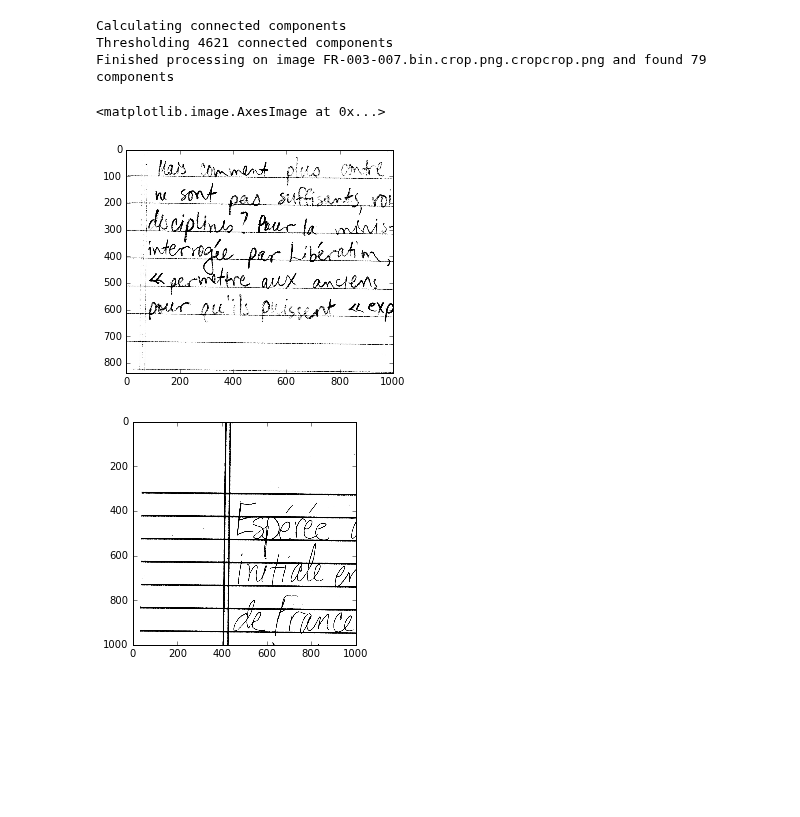
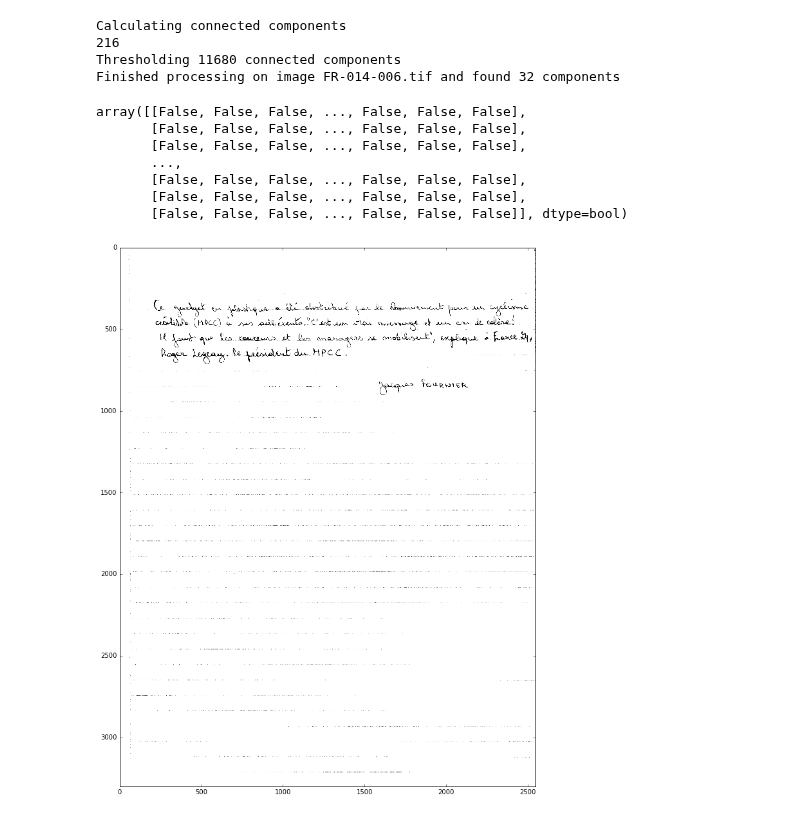
Before and after one commit to Lab41/d-script, a Jupyter notebook: preprocessing/segmentation/original_connected.ipynb, the cells around one changed output. Saved outputs shown, nothing was run; the diff lists cells and outputs as text; code cells hidden in the pictures; blank space fills up the shorter version.

```diff
--- a/preprocessing/segmentation/original_connected.ipynb
+++ b/preprocessing/segmentation/original_connected.ipynb
@@ -8,11 +8,13 @@ import sys
 
 # Calculate the connected components
 def connectedcomponents( im ):
-    im = im.value < 128
+    th = int( 0.75*(im.value.max() - im.value.min())+im.value.min() )
+    print th
+    im = im.value < th
     return ndimage.label(im > 0.5)
 
 # Threshold connected components based on number of pixels
-def thresholdcc( ccis, minthresh=500 ):
+def thresholdcc( ccis, minthresh=250 ):
     ccs = []
     for i in xrange(1,ccis[1]):
         if np.array(ccis[0]==i).sum() > minthresh:
@@ -20,7 +22,8 @@ def thresholdcc( ccis, minthresh=500 ):
     return ccs
 
 # Run through an example
-hdf5file='/fileserver/nmec-handwriting/flat_nmec_cropped_bin_uint8.hdf5'
+# hdf5file='/fileserver/nmec-handwriting/flat_nmec_cropped_bin_uint8.hdf5'
+hdf5file='/fileserver/nmec-handwriting/nmec_scaled_flat.hdf5'
 flatnmec=h5py.File(hdf5file,'r')
 
 # 14 doesn't work.
@@ -28,29 +31,42 @@ flatnmec=h5py.File(hdf5file,'r')
 # imname = 'FR-016-007.bin.crop.png.cropcrop.png'
 # Between 16-006 and 16-007, he has two completely different scales
 flk = flatnmec.keys()
-imname = flk[6] # 'FR-016-006.bin.crop.png.cropcrop.png'
+imname = flk[3] # 'FR-016-006.bin.crop.png.cropcrop.png'
+imname = 'FR-014-006.tif'
+
+# processim = (flatnmec[imname].value < 200).astype(np.uint8)
 
 print "Calculating connected components"
-ccis = connectedcomponents(flatnmec[imname])
+ccis = connectedcomponents( flatnmec[imname] )
 print "Thresholding "+str(ccis[1])+" connected components"
 ccs = thresholdcc( ccis, minthresh=500 )
 print "Finished processing on image "+str(imname)+" and found "+str(len(ccs))+" components"
 # %% [output]
 Calculating connected components
-Thresholding 4621 connected components
-Finished processing on image FR-003-007.bin.crop.png.cropcrop.png and found 79 components
+216
+Thresholding 11680 connected components
+Finished processing on image FR-014-006.tif and found 32 components
 # %%
 # window = ccis[0]
 # a = np.where( window == 11 )
-imname = 'FR-016-006.bin.crop.png.cropcrop.png'
-plt.imshow( flatnmec[imname][()][0:1000,0:1000], cmap='gray' )
-imname = 'FR-016-007.bin.crop.png.cropcrop.png'
-plt.figure()
-plt.imshow( flatnmec[imname][()][0:1000,0:1000], cmap='gray' )
+# imname = 'FR-016-006.bin.crop.png.cropcrop.png'
+# plt.imshow( flatnmec[imname][()][0:1000,0:1000], cmap='gray' )
+# imname = 'FR-016-007.bin.crop.png.cropcrop.png'
+# plt.figure()
+# plt.imshow( flatnmec[imname][()][0:1000,0:1000], cmap='gray' )
+imname = 'FR-014-006.tif'
+plt.figure(figsize=(15,15))
+plt.imshow( 1 - (flatnmec[imname].value < 216).astype(np.int) , cmap='gray' )
+flatnmec[imname].value < 128
 # %% [output]
-<matplotlib.image.AxesImage at 0x...>
+array([[False, False, False, ..., False, False, False],
+       [False, False, False, ..., False, False, False],
+       [False, False, False, ..., False, False, False],
+       ...,
+       [False, False, False, ..., False, False, False],
+       [False, False, False, ..., False, False, False],
+       [False, False, False, ..., False, False, False]], dtype=bool)
-[figure, old version]
+[figure, new version]
-[figure, removed]
 # %%
 # plt.figure(figsize=(30,30))
 # plt.imshow(cc1[0])
```
Also changed, not shown: parts of 2 cells of this notebook, 6 other files.
